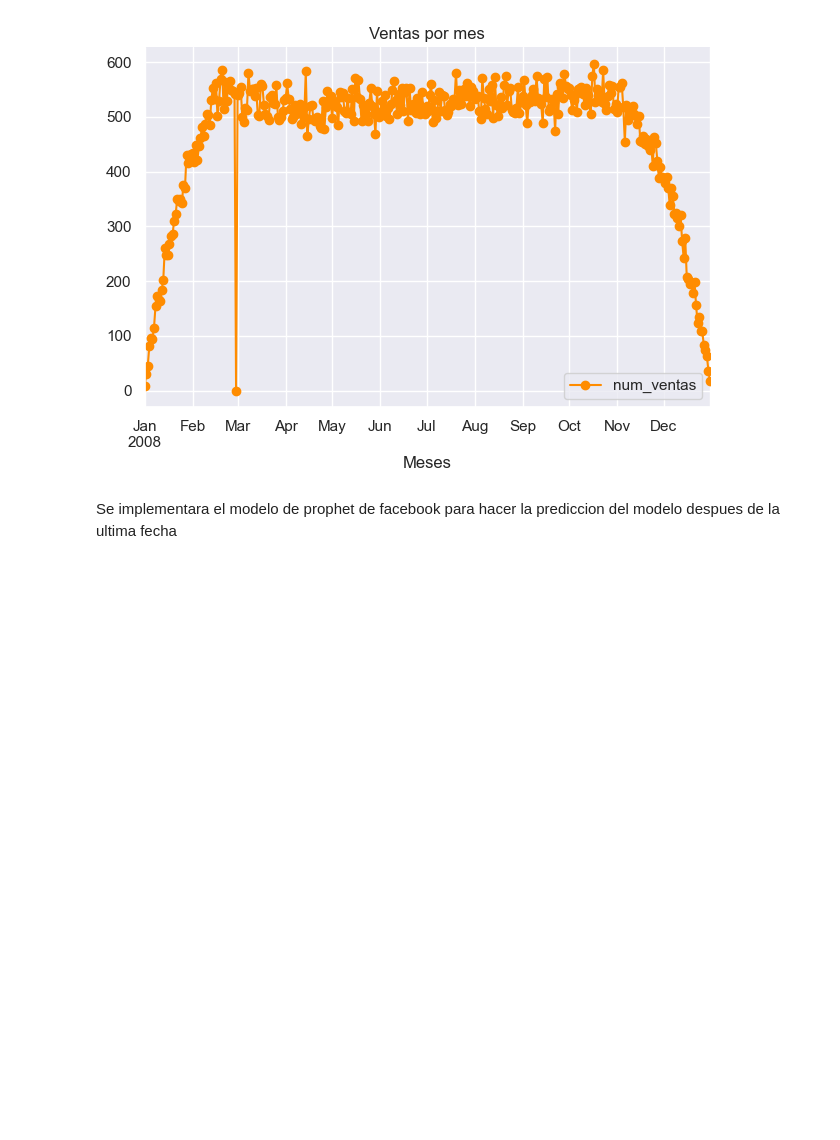
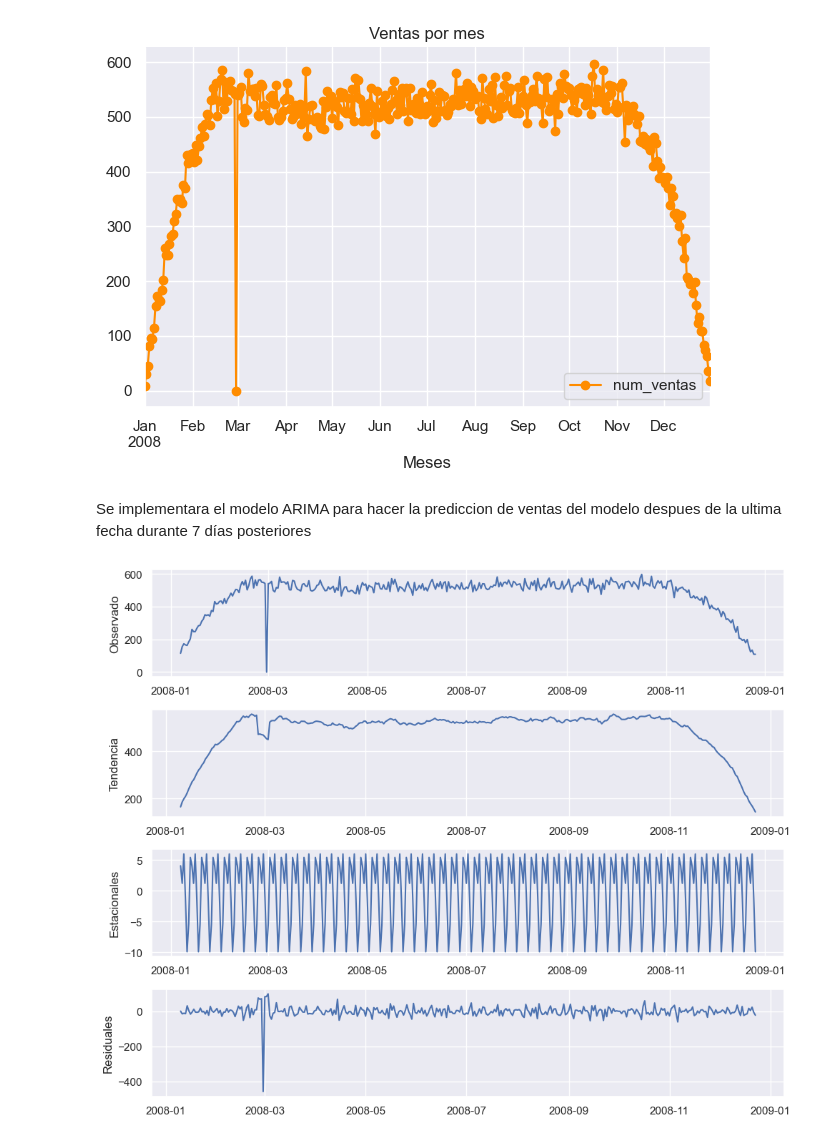
Before and after one commit to lauracamilaballesteros/forecast-fastapi-docker, a Jupyter notebook: notebooks/model/forecast-model.ipynb, the cells around one changed output. Cells and saved outputs as stored; diff of their text form; code cells hidden in the pictures; blank space fills up the shorter version.

Commit message:
Serie de tiempo

```diff
--- a/notebooks/model/forecast-model.ipynb
+++ b/notebooks/model/forecast-model.ipynb
@@ -209,4 +209,31 @@ months.legend()
 <matplotlib.legend.Legend at 0x...>
 [figure]
 # %% [markdown]
-Se implementara el modelo de prophet de facebook para hacer la prediccion del modelo despues de la ultima fecha
+Se implementara el modelo ARIMA para hacer la prediccion de ventas del modelo despues de la ultima fecha durante 7 días posteriores
+# %%
+#Eliminando los outliers
+df_model = df_ventas_fecha[np.abs(df_ventas_fecha['num_ventas'] - df_ventas_fecha['num_ventas'].mean()) <= (3 * df_ventas_fecha['num_ventas'].std())]
+# %%
+#Creando el dataset con frecuencia diaria
+idx = pd.date_range(start=df_model.index.min(), end=df_model.index.max(), freq='D')
+
+
+df_model = df_model.reindex(idx, fill_value=0)
+
+#Descomposición de la serie de tiempo en sus componentes
+decomp = sm.tsa.seasonal_decompose(df_model['num_ventas'], model='additive')
+
+
+fig, axes = plt.subplots(4, 1, figsize=(10,8))
+axes[0].plot(decomp.observed)
+axes[0].set_ylabel('Observado')
+axes[1].plot(decomp.trend)
+axes[1].set_ylabel('Tendencia')
+axes[2].plot(decomp.seasonal)
+axes[2].set_ylabel('Estacionales')
+axes[3].plot(decomp.resid)
+axes[3].set_ylabel('Residuales')
+plt.tight_layout()
+plt.show()
+# %% [output]
+[figure, added]
```
Also changed, not shown: parts of 1 cell of this notebook.
